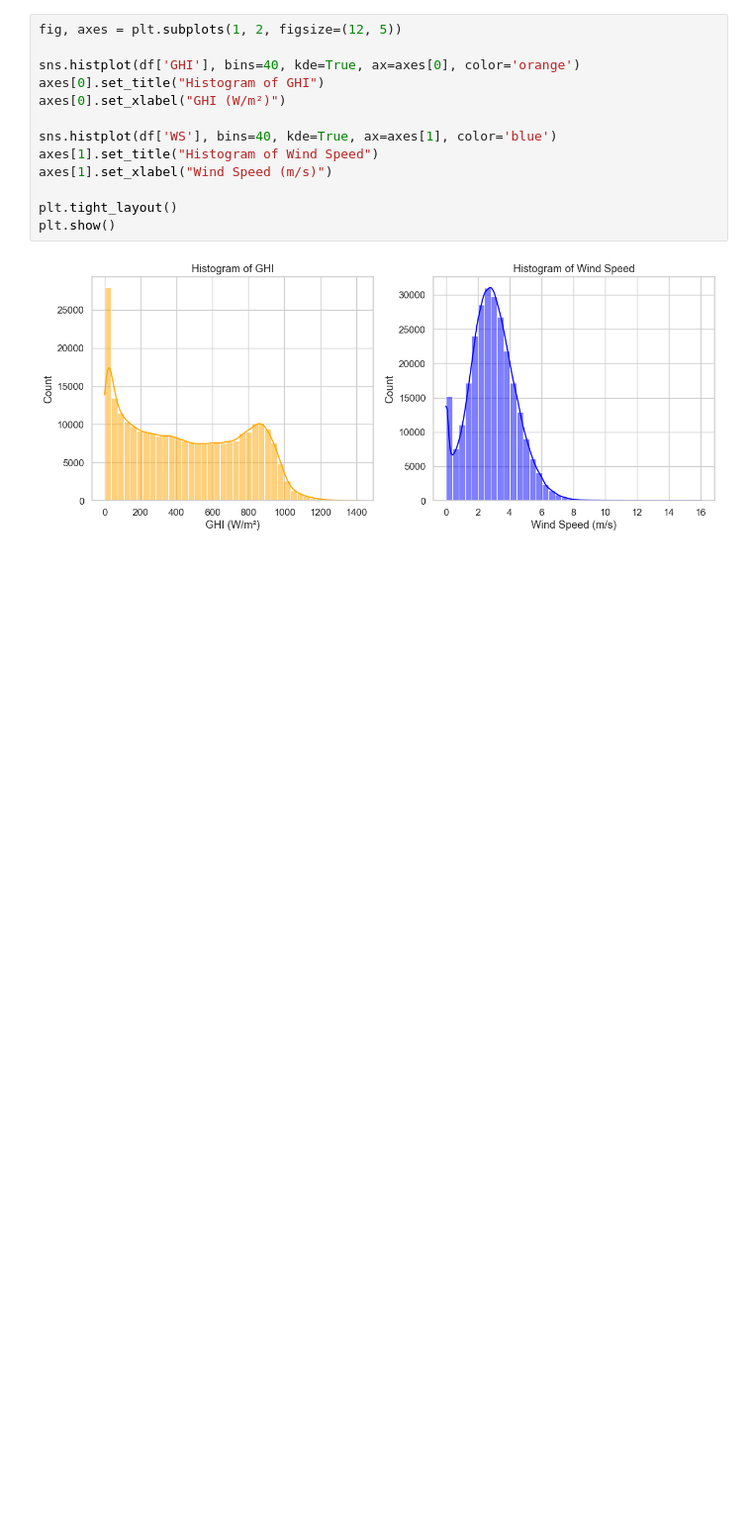
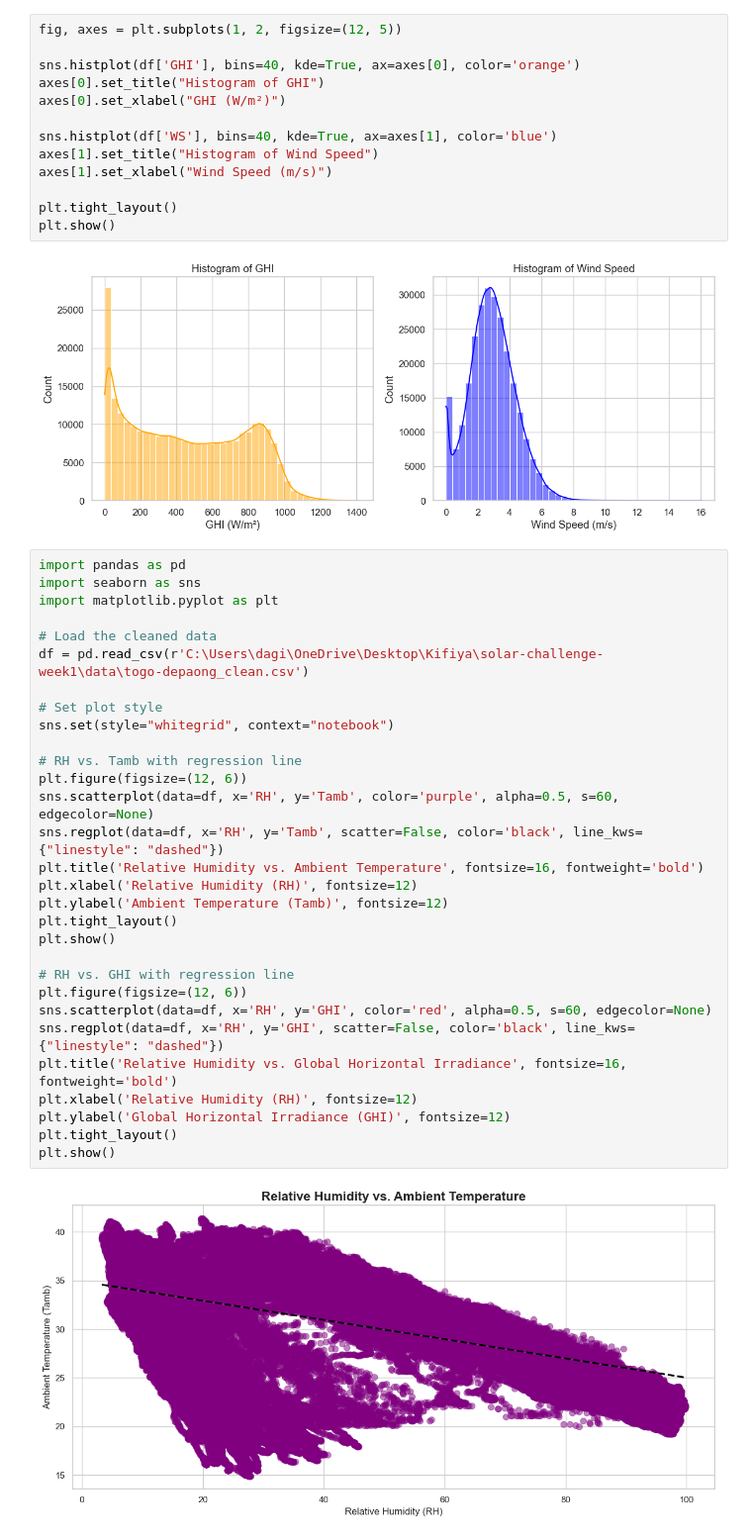
Before and after one commit to Dagiayy/solar-challenge-week1, a Jupyter notebook: notebooks/togo_eda.ipynb, the cells around one changed output. Shown at 99% size. Cells and saved outputs as stored; diff of their text form; blank space fills up the shorter version.

Commit message:
feat: temprature analysis and bubble chart for togo

```diff
--- a/notebooks/togo_eda.ipynb
+++ b/notebooks/togo_eda.ipynb
@@ -356,3 +356,35 @@ plt.tight_layout()
 plt.show()
 # %% [output]
 [figure]
+# %%
+import pandas as pd
+import seaborn as sns
+import matplotlib.pyplot as plt
+
+# Load the cleaned data
+df = pd.read_csv(r'C:\Users\dagi\OneDrive\Desktop\Kifiya\solar-challenge-week1\data\togo-depaong_clean.csv')
+
+# Set plot style
+sns.set(style="whitegrid", context="notebook")
+
+# RH vs. Tamb with regression line
+plt.figure(figsize=(12, 6))
+sns.scatterplot(data=df, x='RH', y='Tamb', color='purple', alpha=0.5, s=60, edgecolor=None)
+sns.regplot(data=df, x='RH', y='Tamb', scatter=False, color='black', line_kws={"linestyle": "dashed"})
+plt.title('Relative Humidity vs. Ambient Temperature', fontsize=16, fontweight='bold')
+plt.xlabel('Relative Humidity (RH)', fontsize=12)
+plt.ylabel('Ambient Temperature (Tamb)', fontsize=12)
+plt.tight_layout()
+plt.show()
+
+# RH vs. GHI with regression line
+plt.figure(figsize=(12, 6))
+sns.scatterplot(data=df, x='RH', y='GHI', color='red', alpha=0.5, s=60, edgecolor=None)
+sns.regplot(data=df, x='RH', y='GHI', scatter=False, color='black', line_kws={"linestyle": "dashed"})
+plt.title('Relative Humidity vs. Global Horizontal Irradiance', fontsize=16, fontweight='bold')
+plt.xlabel('Relative Humidity (RH)', fontsize=12)
+plt.ylabel('Global Horizontal Irradiance (GHI)', fontsize=12)
+plt.tight_layout()
+plt.show()
+# %% [output]
+[figure, added]
```
